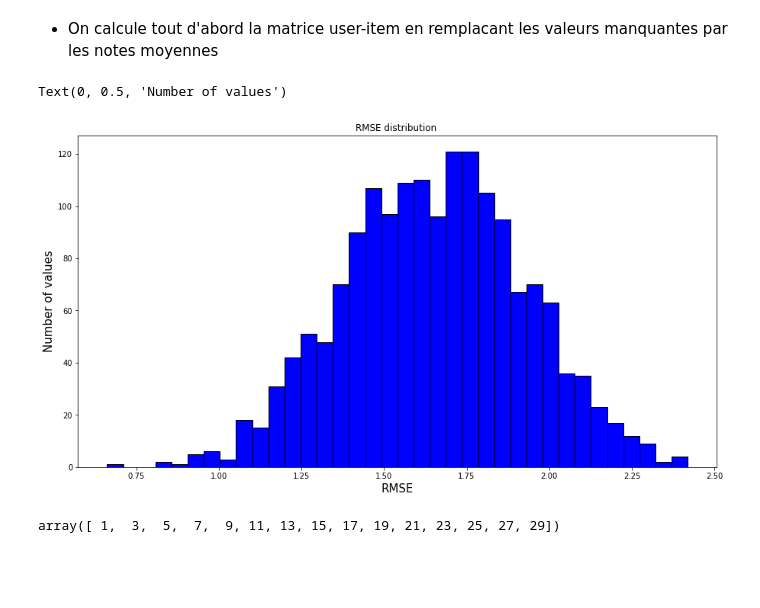
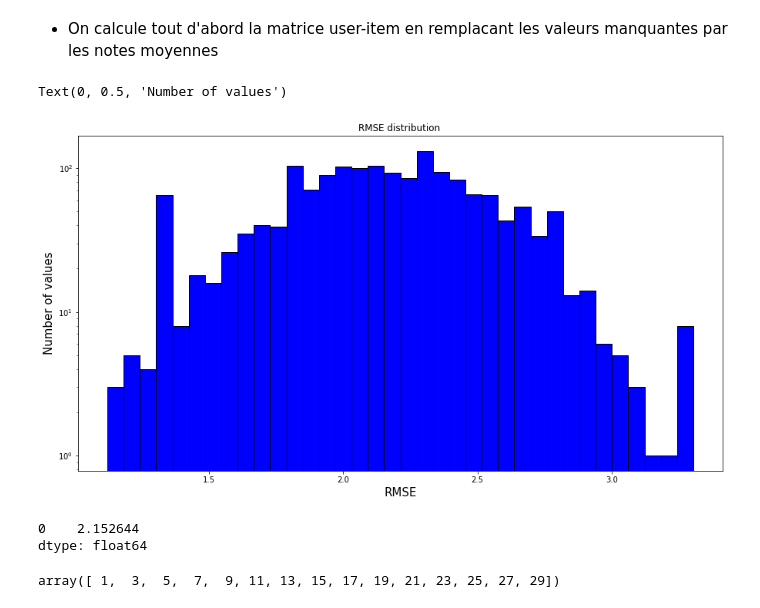
Before and after one commit to clementbernardd/LOG6308, a Jupyter notebook: TP1_groupe7.ipynb, the cells around one changed output. Drawn from its saved outputs; the diff is of its cells as text; code cells hidden in the pictures; blank space fills up the shorter version.

```diff
--- a/TP1_groupe7.ipynb
+++ b/TP1_groupe7.ipynb
@@ -184 +172,22 @@ def fill_avg(user_item = user_item ) :
+# %%
+def fill_avg(user_item = user_item ) :
+    ''' Fill the user_item matrix with the mean of user '''
+    # Average grade by user
+    avg_user = average_user(user_item)
+    # Average grade by item
+    avg_item = average_item(user_item)
+    # Repeat the average of users
+    avg_user_all = pd.DataFrame(np.tile(avg_user.values, (N_ITEMS-1,1)))
+    # Repeat the average of items
+    avg_item_all = pd.DataFrame(np.tile(avg_item.values, (N_USERS-1,1)))
+    # Get the average of users and items
+    new_user_item = (avg_user_all.fillna(0).T + avg_item_all.fillna(0))/2
+    # Change the indexes
+    new_user_item = new_user_item.set_index([pd.Index(np.arange(1,N_USERS))])
+    # Change the colums
+    new_user_item.rename(columns = {i : i+1 for i in range(N_ITEMS-1)}, inplace = True )
+    # Fill the original matrix with the predictions
+    new_user = user_item.copy()
+    new_user[new_user.isnull()] = new_user_item[new_user.isnull()]
+    return new_user
 # %% [markdown]
@@ -545,7 +555,7 @@ def svd(N_COMPONENT , user_item  = user_item) :
     S[:n_user, :n_user] = np.diag(s)
     S[N_COMPONENT:, :]  = 0
     new_user = np.dot(U, np.dot(S,V.T))
-    new_user = np.absolute(new_user)
+#     new_user = np.absolute(new_user)
     new_user[new_user < 1] = 1
     new_user[new_user > 5] = 5
     return pd.DataFrame(new_user)
@@ -556,41 +566,49 @@ def cross_validation_svd(N, N_COMPONENT ,k = 10, item_item = item_item) :
             - N : The size of the data to split (either size of items or users)
     '''
     # Error
-    errors = np.zeros((item_item.shape[0],1))
+    errors = np.zeros((item_item.shape[0]+1,1))
     # True item_item matrix
-    item_item_true = fill_avg(item_item.copy())
+#     item_item_true = fill_avg(item_item).copy()
+    item_item_true = fill_avg(item_item.T).T.copy()
     # Loop over the K-Folds
     for i, (i_train, i_test) in enumerate(zip(*kfold(N,k, shuffle = False ).values())) :
         # Copy the original matrix
-        u_item = item_item.copy()
+        u_item = item_item_true.copy()
         # Get the indexes of the test
         indexes_test = votes.iloc[i_test,:2]
+#         indexes_train = votes.iloc[i_train,:2]
         # Convert the test rating to NaN
+#         u_item = fill_avg(u_item)
         for l,j in zip(indexes_test['item.id'].values, indexes_test['user.id'].values) :
             u_item.iloc[l-1,j-1] = np.nan
+
         # Fill NaN values with mean of user and item grades
-        u_item = fill_avg(u_item)
-#         print(u_item.isnull().sum())
+        u_item = fill_avg(u_item.T).T
         prediction = svd(N_COMPONENT, user_item = u_item.T).T
-#         return [prediction, u_item]
         # Compute the RMSE
+
         current_e = np.sqrt(np.mean((item_item_true - prediction)**2, axis = 1))
         errors = errors + current_e.values.reshape(-1,1)
     errors /= k
     return pd.DataFrame(errors)
 # %%
-errors_svd = cross_validation_svd(N = votes.shape[0], N_COMPONENT = N_ITEMS ,k = 5, item_item = item_item)
+errors_svd = cross_validation_svd(N = votes.shape[0], N_COMPONENT = 200 ,k = 5, item_item = item_item)
 # %%
 plt.figure(figsize=(15,8))
 rmse = errors_svd.values.flatten()
-plt.hist(rmse, color = 'blue', edgecolor = 'black', bins = int(180/5), log=False)
+plt.hist(rmse, color = 'blue', edgecolor = 'black', bins = int(180/5), log=True)
 # Add labels
 plt.title('RMSE distribution ')
 plt.xlabel('RMSE',fontsize=15)
 plt.ylabel('Number of values',fontsize=15)
 # %% [output]
 Text(0, 0.5, 'Number of values')
-[figure, old version]
+[figure, new version]
+# %%
+errors_svd.mean()
+# %% [output]
+0    2.152644
+dtype: float64
 # %%
 dimensions = np.arange(1,30,2)
 # %%
```
Also changed, not shown: parts of 7 cells of this notebook.
